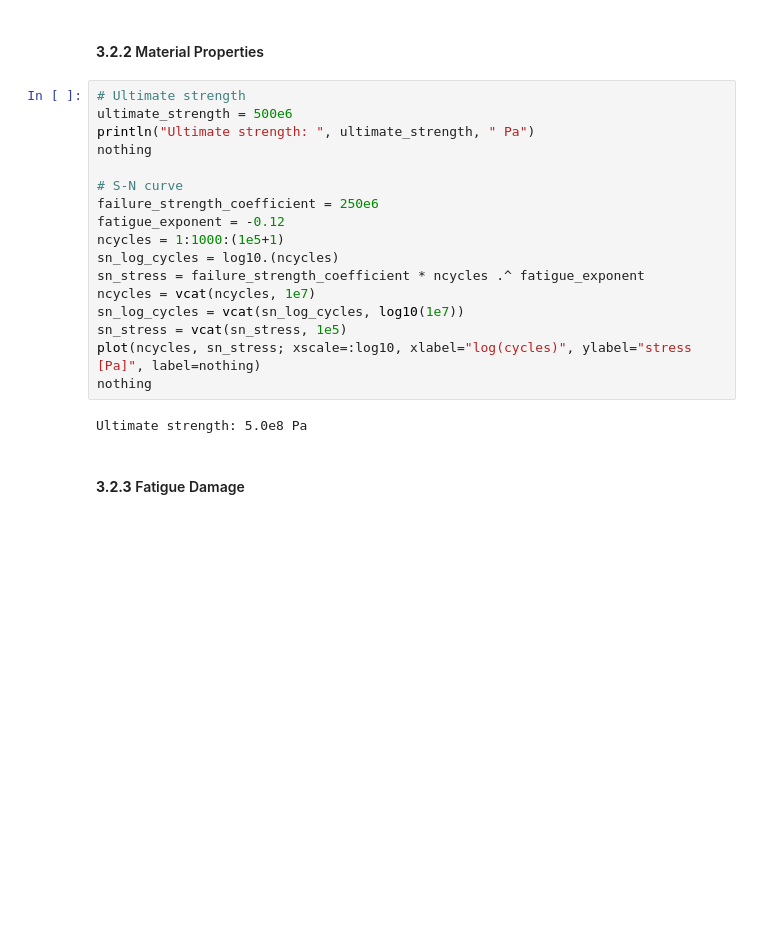
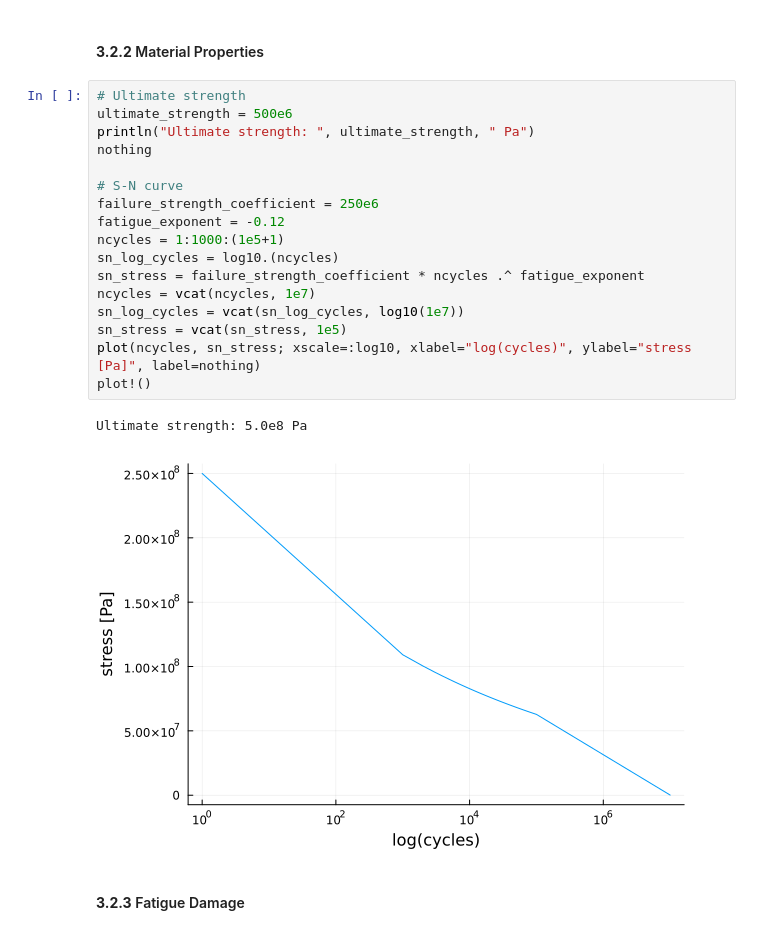
Before and after one commit to sandialabs/OWENS.jl, a Jupyter notebook: dev/examples/F_fatigue.ipynb, the cells around one changed output. Cells and saved outputs as stored; diff of their text form; blank space fills up the shorter version.

```diff
--- a/dev/examples/F_fatigue.ipynb
+++ b/dev/examples/F_fatigue.ipynb
@@ -241,22 +245,23 @@ nothing
 # %%
 # Ultimate strength
 ultimate_strength = 500e6
 println("Ultimate strength: ", ultimate_strength, " Pa")
 nothing
 
 # S-N curve
 failure_strength_coefficient = 250e6
 fatigue_exponent = -0.12
 ncycles = 1:1000:(1e5+1)
 sn_log_cycles = log10.(ncycles)
 sn_stress = failure_strength_coefficient * ncycles .^ fatigue_exponent
 ncycles = vcat(ncycles, 1e7)
 sn_log_cycles = vcat(sn_log_cycles, log10(1e7))
 sn_stress = vcat(sn_stress, 1e5)
 plot(ncycles, sn_stress; xscale=:log10, xlabel="log(cycles)", ylabel="stress [Pa]", label=nothing)
-nothing
+plot!()
 # %% [output]
 Ultimate strength: 5.0e8 Pa
+[figure, added]
 # %% [markdown]
 #### **3.2.3** Fatigue Damage
 # %%
```
Also changed, not shown: parts of 8 cells of this notebook, 42 other files.
